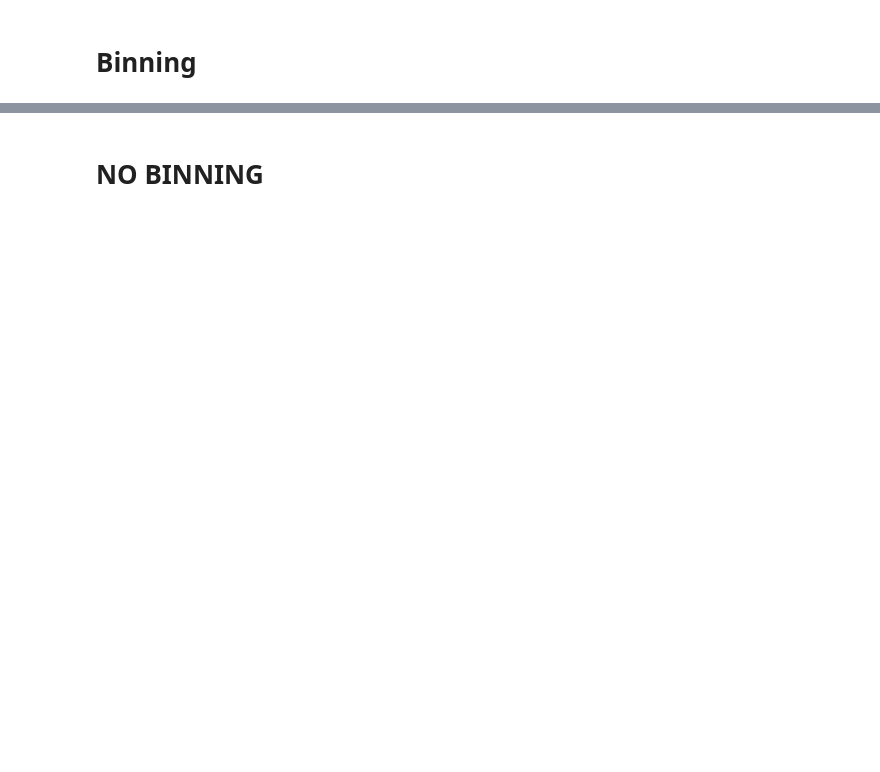
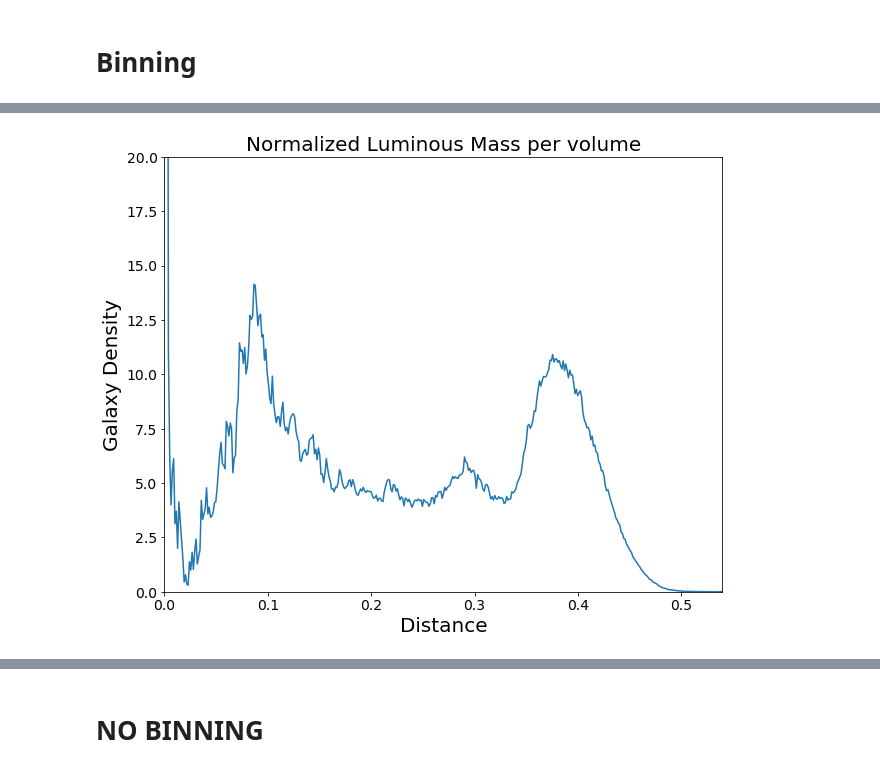
Before and after one commit to ny2292000/TheHypergeometricalUniverse, a Jupyter notebook: FitsAnalysisCrossSection.ipynb, the cells around one changed output, grey strips where cells are left out. Drawn from its saved outputs; the diff is of its cells as text; code cells hidden in the pictures; blank space fills up the shorter version.

```diff
--- a/FitsAnalysisCrossSection.ipynb
+++ b/FitsAnalysisCrossSection.ipynb
@@ -111,0 +131,13 @@ Index(['RA', 'DEC', 'ID', 'Z', 'NZ', 'CosRA', 'SinRA', 'CosDEC', 'SinDEC',
+# %%
+dfcount.columns= ['Galaxy Density']
+ax=dfcount.plot(y="Galaxy Density", figsize=(10,8), fontsize=14, legend=False)
+ax.set_xlabel("Distance", fontsize=20)
+ax.set_ylabel("Galaxy Density", fontsize=20)
+ax.set_title("Normalized Luminous Mass per volume", fontsize=20)
+ax.set_ylim(0,0.5)
+ax.set_ylim(0,20)
+fig = plt.gcf()
+if parameters.saveme:
+    fig.savefig(parameters.imgAddress + 'NormalizedMass.png', dpi=300)
+# %% [output]
+[figure, added]
```
Also changed, not shown: parts of 13 cells of this notebook, 25 other files.
